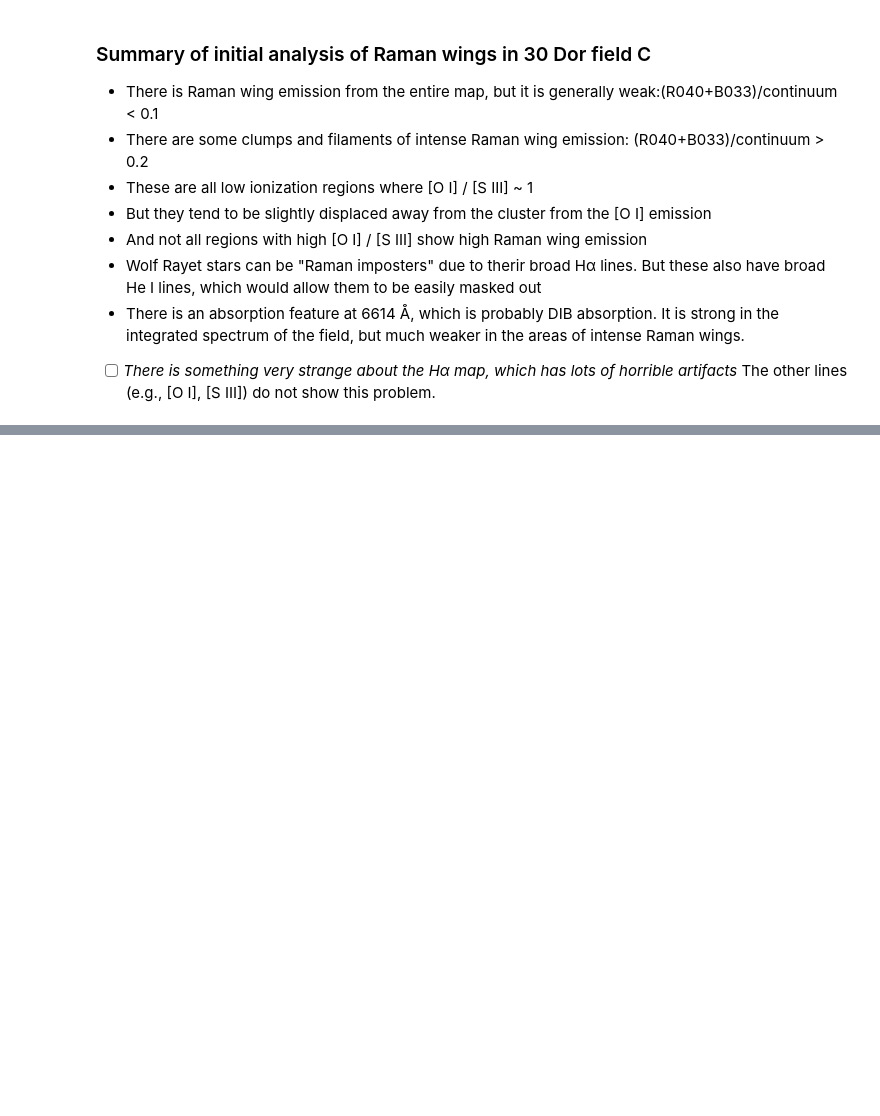
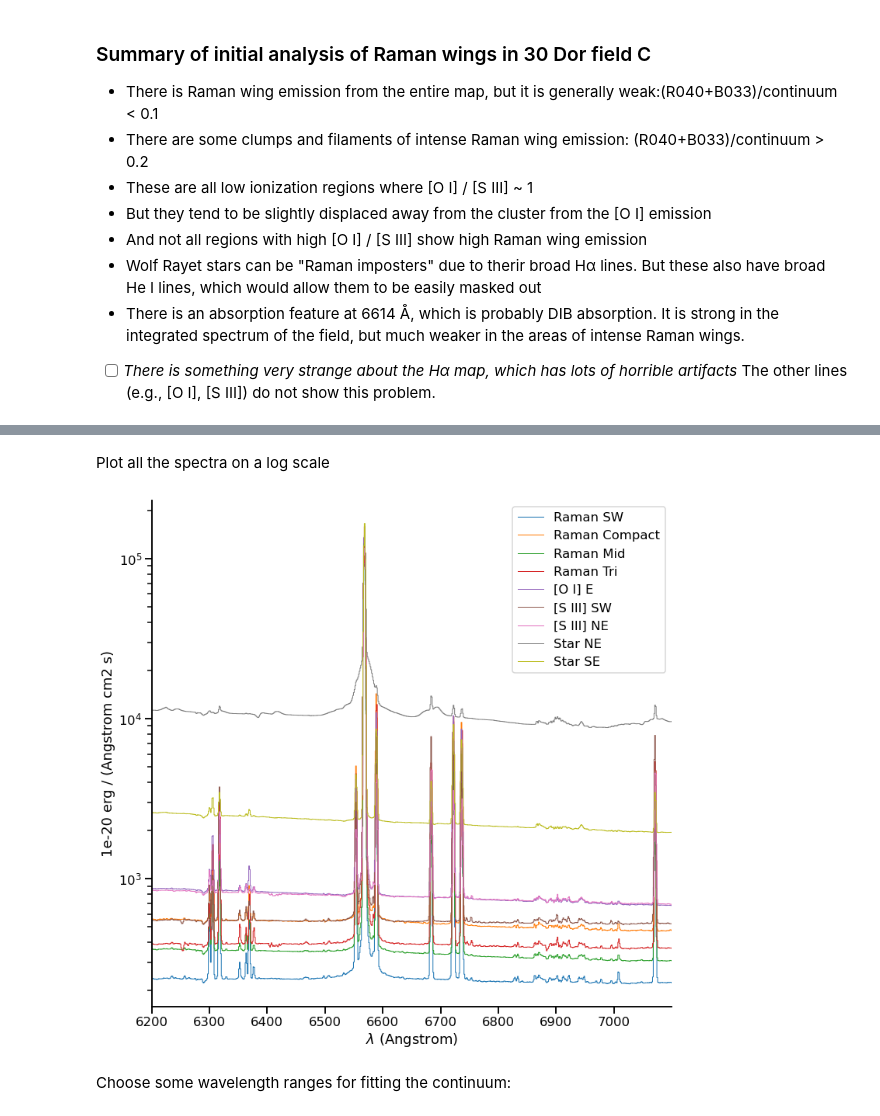
Before and after one commit to will-henney/muse-hii-regions, a Jupyter notebook: notebooks/05-01-LMC-30Dor-subcube-test.ipynb, the cells around one changed output, grey strips where cells are left out. Cells and saved outputs as stored; diff of their text form; code cells hidden in the pictures; blank space fills up the shorter version.

```diff
--- a/notebooks/05-01-LMC-30Dor-subcube-test.ipynb
+++ b/notebooks/05-01-LMC-30Dor-subcube-test.ipynb
@@ -250,0 +375,18 @@ for im, label in [
+# %% [markdown]
+Plot all the spectra on a log scale
+# %%
+fig, ax = plt.subplots(1, 1, figsize=(12, 12))
+
+for key, box in boxes.items():
+    yslice, xslice = box.slices
+    spec = cubeC[:, yslice, xslice].mean(axis=(1, 2))
+    spec.plot(label=key)
+ax.legend()
+ax.set(
+    yscale="log",
+)
+sns.despine();
+# %% [output]
+[figure, added]
+# %% [markdown]
+Choose some wavelength ranges for fitting the continuum:
```
Also changed, not shown: parts of 22 cells of this notebook, 2 other files.
